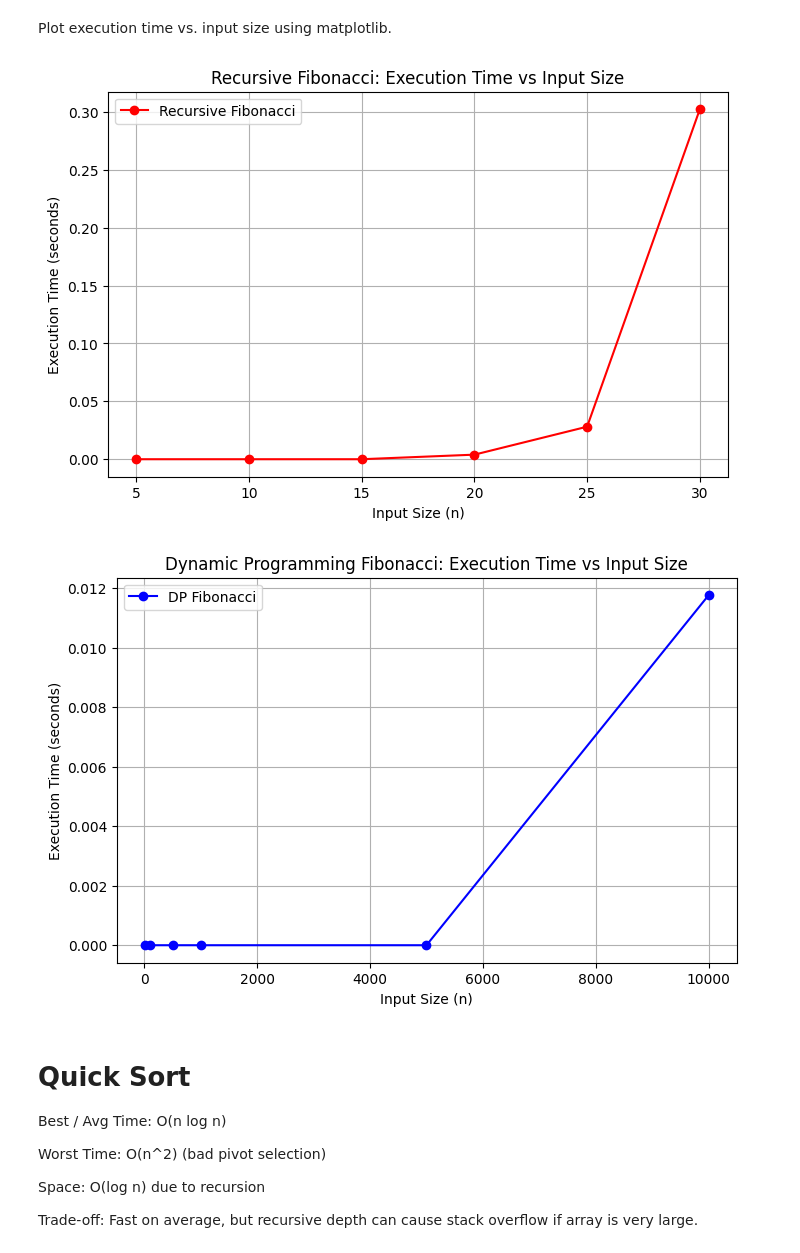
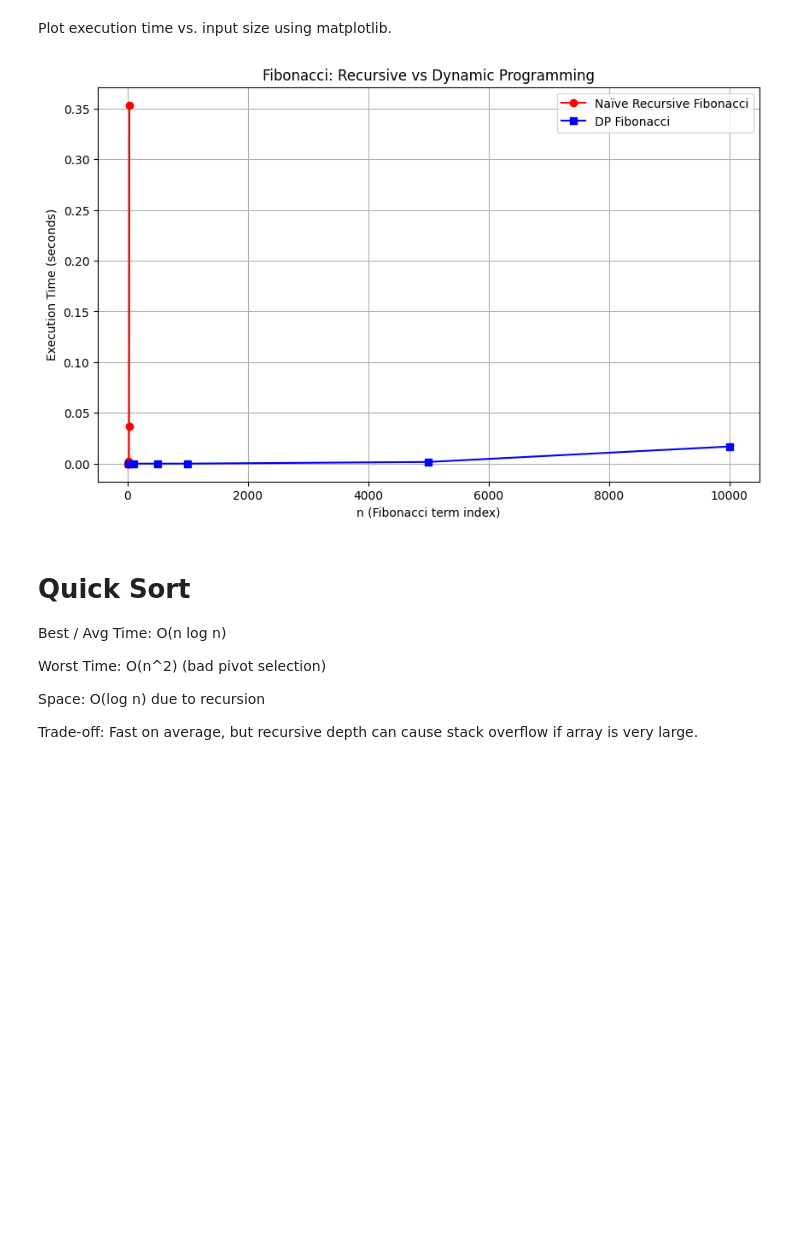
Before and after one commit to prabdeepkaur/algo-efficiency-mini-project-Prabdeep, a Jupyter notebook: notebook.ipynb, the cells around one changed output. Saved outputs shown, nothing was run; the diff lists cells and outputs as text; code cells hidden in the pictures; blank space fills up the shorter version.

```diff
--- a/notebook.ipynb
+++ b/notebook.ipynb
@@ -138,67 +81,63 @@ Fib(98) = 135301852344706746049
 # %% [markdown]
 Plot execution time vs. input size using matplotlib.
 # %%
+# 📌 Fibonacci Recursive vs Dynamic Programming Performance Comparison
 import time
 import matplotlib.pyplot as plt
 
-# Recursive Fibonacci
+# Naïve Recursive Fibonacci
 def fibonacci_recursive(n):
     if n <= 1:
         return n
     return fibonacci_recursive(n-1) + fibonacci_recursive(n-2)
 
-# DP Fibonacci
+# Dynamic Programming (Tabulation)
 def fibonacci_dp(n):
     if n <= 1:
         return n
     dp = [0, 1]
     for i in range(2, n+1):
         dp.append(dp[i-1] + dp[i-2])
     return dp[n]
 
 # Input sizes
-recursive_sizes = [5, 10, 15, 20, 25, 30]
-dp_sizes = [10, 100, 500, 1000, 5000, 10000]
+recursive_sizes = [5, 10, 15, 20, 25, 30]   # small because recursion is very slow
+dp_sizes = [10, 100, 500, 1000, 5000, 10000]  # larger inputs for DP
 
 recursive_times = []
 dp_times = []
 
-# Measure Recursive
+# Measure Recursive Times
 for n in recursive_sizes:
     start = time.time()
     fibonacci_recursive(n)
     end = time.time()
     recursive_times.append(end - start)
 
-# Measure DP
+# Measure DP Times
 for n in dp_sizes:
     start = time.time()
     fibonacci_dp(n)
     end = time.time()
     dp_times.append(end - start)
 
+# 📊 Plot Graph
+plt.figure(figsize=(10, 6))
+
 # Plot Recursive
-plt.figure(figsize=(8,5))
-plt.plot(recursive_sizes, recursive_times, marker='o', color='red', label="Recursive Fibonacci")
-plt.xlabel("Input Size (n)")
+plt.plot(recursive_sizes, recursive_times, marker='o', color='red', label="Naïve Recursive Fibonacci")
+
+# Plot DP
+plt.plot(dp_sizes, dp_times, marker='s', color='blue', label="DP Fibonacci")
+
+plt.xlabel("n (Fibonacci term index)")
 plt.ylabel("Execution Time (seconds)")
-plt.title("Recursive Fibonacci: Execution Time vs Input Size")
+plt.title("Fibonacci: Recursive vs Dynamic Programming")
 plt.legend()
 plt.grid(True)
 plt.show()
-
-# Plot DP
-plt.figure(figsize=(8,5))
-plt.plot(dp_sizes, dp_times, marker='o', color='blue', label="DP Fibonacci")
-plt.xlabel("Input Size (n)")
-plt.ylabel("Execution Time (seconds)")
-plt.title("Dynamic Programming Fibonacci: Execution Time vs Input Size")
-plt.legend()
-plt.grid(True)
-plt.show()
 # %% [output]
-[figure, old version]
+[figure, new version]
-[figure, removed]
 # %% [markdown]
 # Quick Sort
 
```
Also changed, not shown: parts of 4 cells of this notebook.
